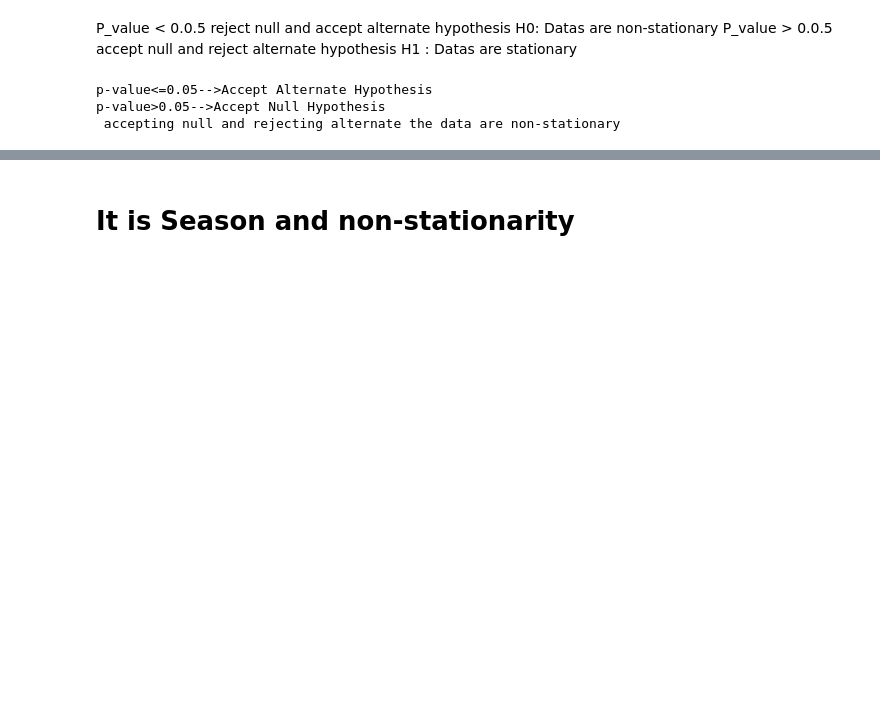
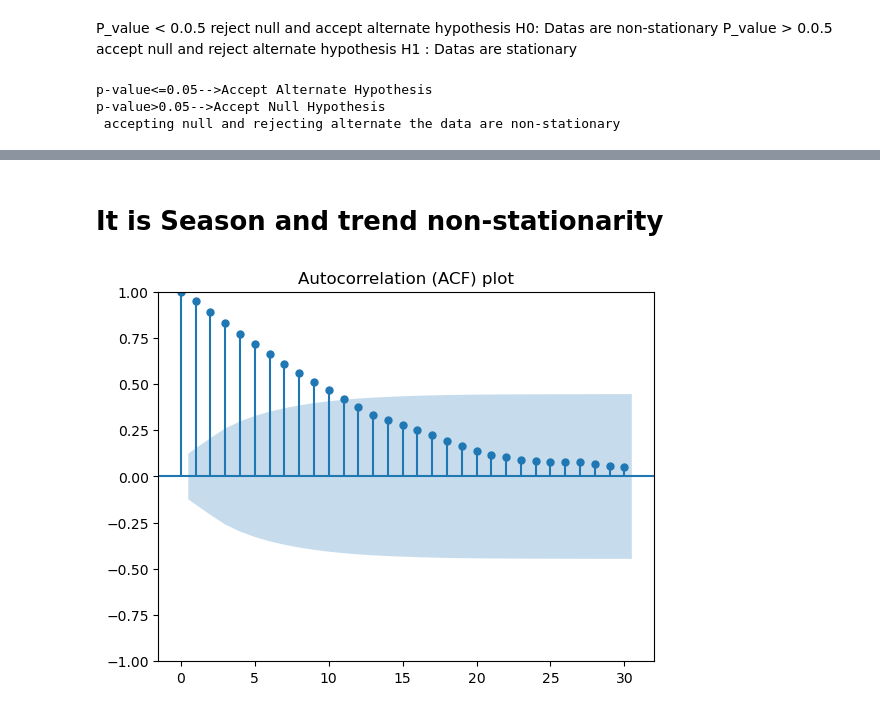
Before and after one commit to Roselinstanley/Time-Series-Analysis, a Jupyter notebook: Checkstationaryornot.ipynb, the cells around one changed output, grey strips where cells are left out. Cells and saved outputs as stored; diff of their text form; code cells hidden in the pictures; blank space fills up the shorter version.

```diff
--- a/Checkstationaryornot.ipynb
+++ b/Checkstationaryornot.ipynb
@@ -94,2 +94,9 @@ plt.show()
 # %% [markdown]
-# It is Season and non-stationarity
+# It is Season and trend non-stationarity
+# %%
+from statsmodels.graphics.tsaplots import plot_acf
+plot_acf(stk_dataset["Low"],lags=30)
+plt.title("Autocorrelation (ACF) plot")
+plt.show()
+# %% [output]
+[figure, added]
```
Also changed, not shown: parts of 7 cells of this notebook.
